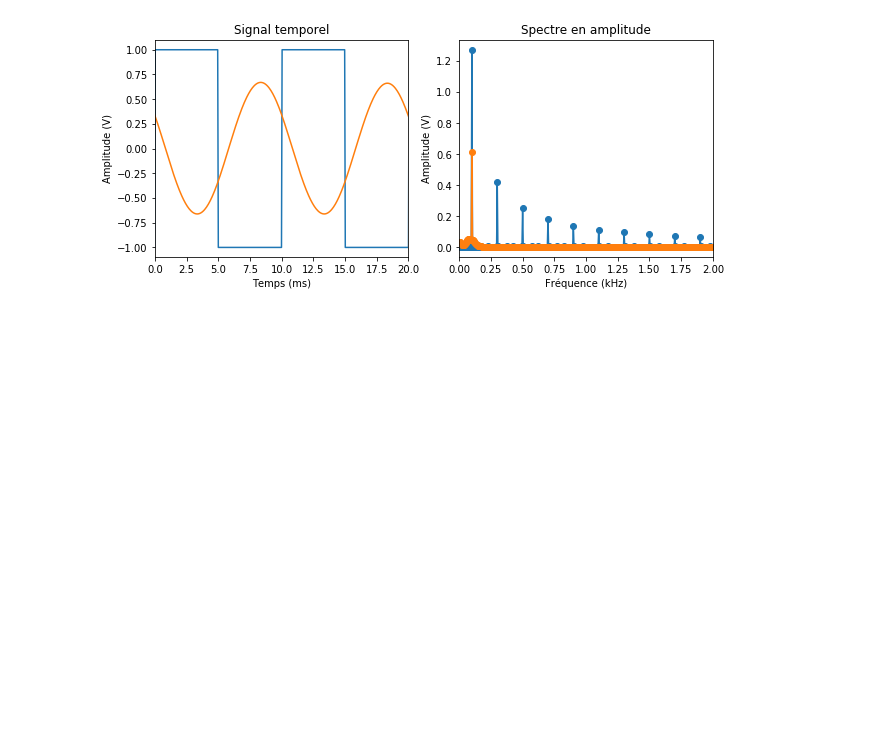
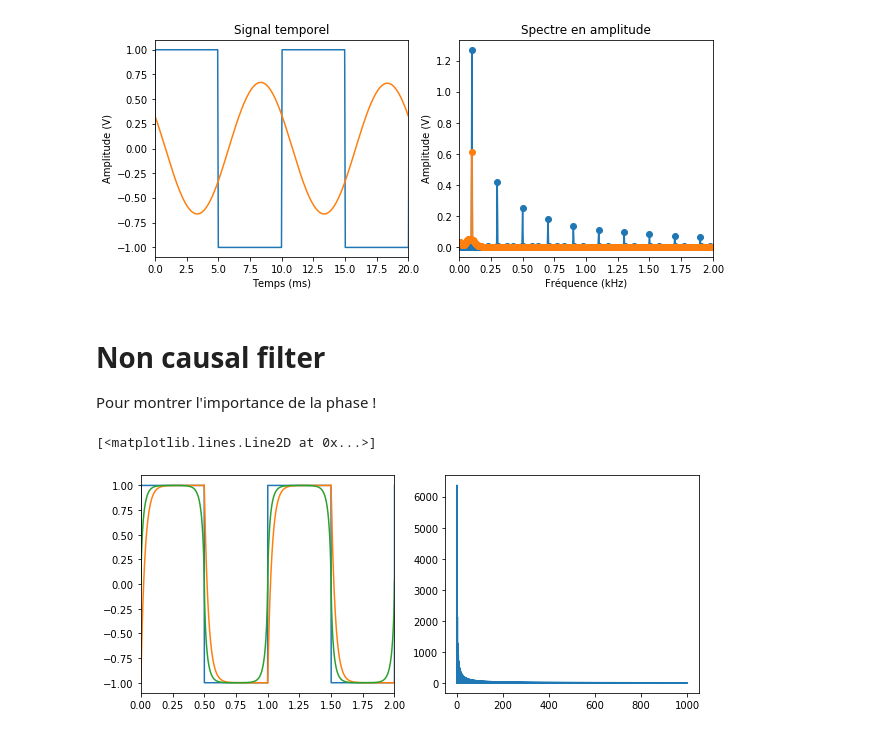
Before and after one commit to remimetzdorff/agregation, a Jupyter notebook: Python/LP12 Traitement d'un signal, étude spectrale.ipynb, the cells around one changed output. Drawn from its saved outputs; the diff is of its cells as text; code cells hidden in the pictures; blank space fills up the shorter version.

```diff
--- a/Python/LP12 Traitement d'un signal, étude spectrale.ipynb
+++ b/Python/LP12 Traitement d'un signal, étude spectrale.ipynb
@@ -473,3 +478,45 @@ def show_lowpass_filter(fc, f=100, n=1):
 show_lowpass_filter(1000, n=100)
 # %% [output]
 [figure]
+# %% [markdown]
+# Non causal filter
+
+Pour montrer l'importance de la phase !
+# %%
+import matplotlib.mlab as mlab
+
+def lowpass_tf(f,fc):
+    return 1 / (1+1j*f/fc)
+
+def lowpass_amp(f,fc):
+    return np.abs(lowpass_tf(f,fc))
+
+fc = 5
+
+plt.figure(1, figsize=(10,4))
+sps = (1,2)
+ax1 = plt.subplot2grid(sps, (0,0))
+ax2 = plt.subplot2grid(sps, (0,1))
+
+x = np.linspace(0,5, 10001)
+y = square(x, 1)
+dt = x[1] - x[0]
+
+N = len(x)
+freqs = np.fft.rfftfreq(N, dt)
+yfft = np.fft.rfft(y)
+
+ax1.plot(x,y)
+ax1.set_xlim(0,2)
+ax2.plot(freqs, np.abs(yfft))
+
+yfft_causal = yfft * lowpass_tf(freqs, fc)
+y = np.fft.irfft(yfft_causal, n=N)
+ax1.plot(x,y)
+
+yfft_causal = yfft * lowpass_amp(freqs, fc)
+y = np.fft.irfft(yfft_causal, n=N)
+ax1.plot(x,y)
+# %% [output]
+[<matplotlib.lines.Line2D at 0x...>]
+[figure, added]
```
Also changed, not shown: parts of 2 cells of this notebook, 28 other files.
